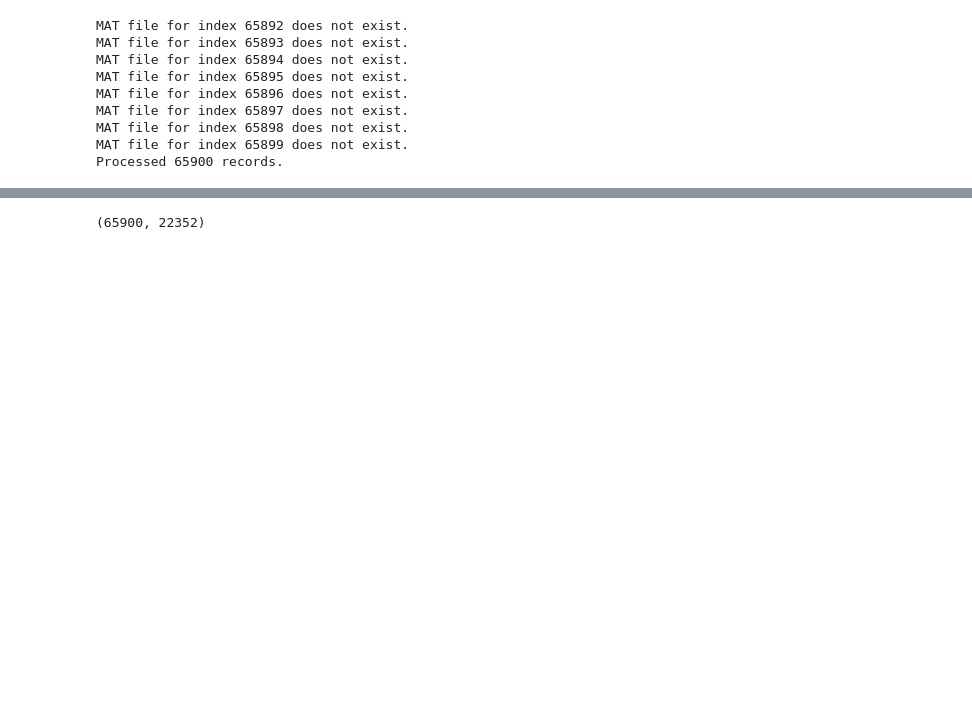
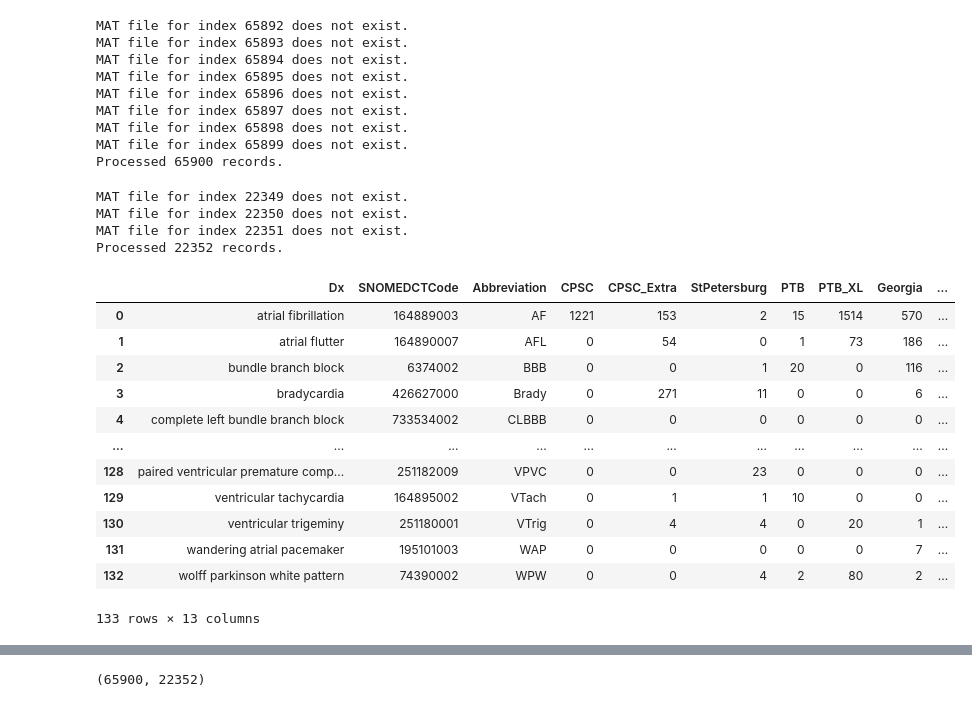
Before and after one commit to naavie/ECG_Project, a Jupyter notebook: Notebooks/PhysioNet2021(Current Version).ipynb, the cells around one changed output, grey strips where cells are left out. Saved outputs shown, nothing was run; the diff lists cells and outputs as text; code cells hidden in the pictures; blank space fills up the shorter version.

```diff
--- a/Notebooks/PhysioNet2021(Current Version).ipynb
+++ b/Notebooks/PhysioNet2021(Current Version).ipynb
@@ -275,36 +275,55 @@ MAT file for index 65898 does not exist.
 MAT file for index 65899 does not exist.
 Processed 65900 records.
 # %%
-# # Initialize an empty list to store the records
-# records = []
+# Initialize an empty list to store the records
+records = []
 
-# # Iterate over all records
-# for i in tqdm(range(len(val_set)), desc="Processing records"):
-#     record, _ = val_set[i]  # Get the record (ignore the ECG data for now)
+# Iterate over all records
+for i in tqdm(range(len(val_set)), desc="Processing records"):
+    record, _ = val_set[i]  # Get the record (ignore the ECG data for now)
 
-#     # Flatten the 'leads_info' list into separate columns for each lead
-#     for j, lead_info in enumerate(record['leads_info']):
-#         for key, value in lead_info.items():
-#             record[f'lead_{j}_{key}'] = value
-#     del record['leads_info']  # We don't need the 'leads_info' list anymore
+    # Flatten the 'leads_info' list into separate columns for each lead
+    for j, lead_info in enumerate(record['leads_info']):
+        for key, value in lead_info.items():
+            record[f'lead_{j}_{key}'] = value
+    del record['leads_info']  # We don't need the 'leads_info' list anymore
 
-#     # Append the record to the list
-#     records.append(record)
+    # Append the record to the list
+    records.append(record)
 
-# # Convert the list of records into a DataFrame
-# df = pd.DataFrame(records)
+# Convert the list of records into a DataFrame
+df = pd.DataFrame(records)
 
-# # Save the DataFrame to a CSV file
-# df.to_csv('val_set_records.csv', index=False)
+# Save the DataFrame to a CSV file
+df.to_csv('val_set_records.csv', index=False)
 
-# print(f"Processed {len(records)} records.")
+print(f"Processed {len(records)} records.")
+# %% [output]
+MAT file for index 22349 does not exist.
+MAT file for index 22350 does not exist.
+MAT file for index 22351 does not exist.
+Processed 22352 records.
 # %%
-# smowmed_mappings_path = r'C:\Users\navme\Desktop\ECG_Project\SNOWMED-CT Codes\combined_mappings.csv'
-# smowmed_mappings_path = convert_to_forward_slashes(smowmed_mappings_path)
+smowmed_mappings_path = r'C:\Users\navme\Desktop\ECG_Project\SNOWMED-CT Codes\combined_mappings.csv'
+smowmed_mappings_path = convert_to_forward_slashes(smowmed_mappings_path)
 
-# # Load the SNOMED-CT mappings
-# smowmed_mappings = pd.read_csv(smowmed_mappings_path)
-# smowmed_mappings
+# Load the SNOMED-CT mappings
+smowmed_mappings = pd.read_csv(smowmed_mappings_path)
+smowmed_mappings
+# %% [output]
+|  | Dx | SNOMEDCTCode | Abbreviation | CPSC | CPSC_Extra | StPetersburg | PTB | PTB_XL | Georgia | ... |
+| 0 | atrial fibrillation | 164889003 | AF | 1221 | 153 | 2 | 15 | 1514 | 570 | ... |
+| 1 | atrial flutter | 164890007 | AFL | 0 | 54 | 0 | 1 | 73 | 186 | ... |
+| 2 | bundle branch block | 6374002 | BBB | 0 | 0 | 1 | 20 | 0 | 116 | ... |
+| 3 | bradycardia | 426627000 | Brady | 0 | 271 | 11 | 0 | 0 | 6 | ... |
+| 4 | complete left bundle branch block | 733534002 | CLBBB | 0 | 0 | 0 | 0 | 0 | 0 | ... |
+| ... | ... | ... | ... | ... | ... | ... | ... | ... | ... | ... |
+| 128 | paired ventricular premature comp... | 251182009 | VPVC | 0 | 0 | 23 | 0 | 0 | 0 | ... |
+| 129 | ventricular tachycardia | 164895002 | VTach | 0 | 1 | 1 | 10 | 0 | 0 | ... |
+| 130 | ventricular trigeminy | 251180001 | VTrig | 0 | 4 | 4 | 0 | 20 | 1 | ... |
+| 131 | wandering atrial pacemaker | 195101003 | WAP | 0 | 0 | 0 | 0 | 0 | 7 | ... |
+| 132 | wolff parkinson white pattern | 74390002 | WPW | 0 | 0 | 4 | 2 | 80 | 2 | ... |
+133 rows × 13 columns
 # %%
 # SNOWMED Codes only
 
```
Also changed, not shown: parts of 11 cells of this notebook, 3 other files.
